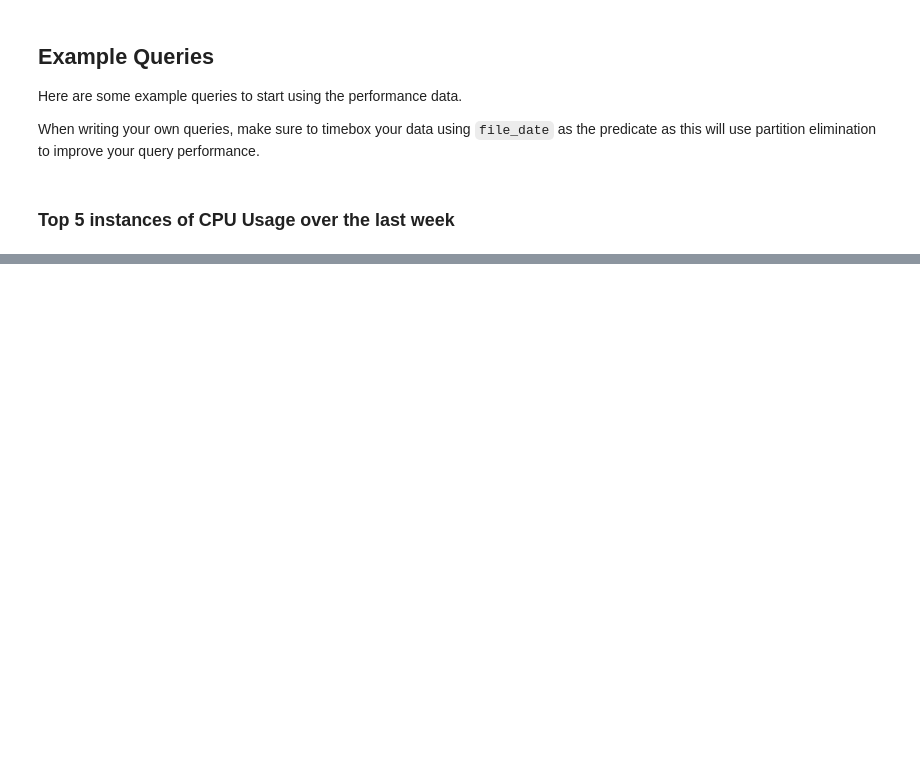
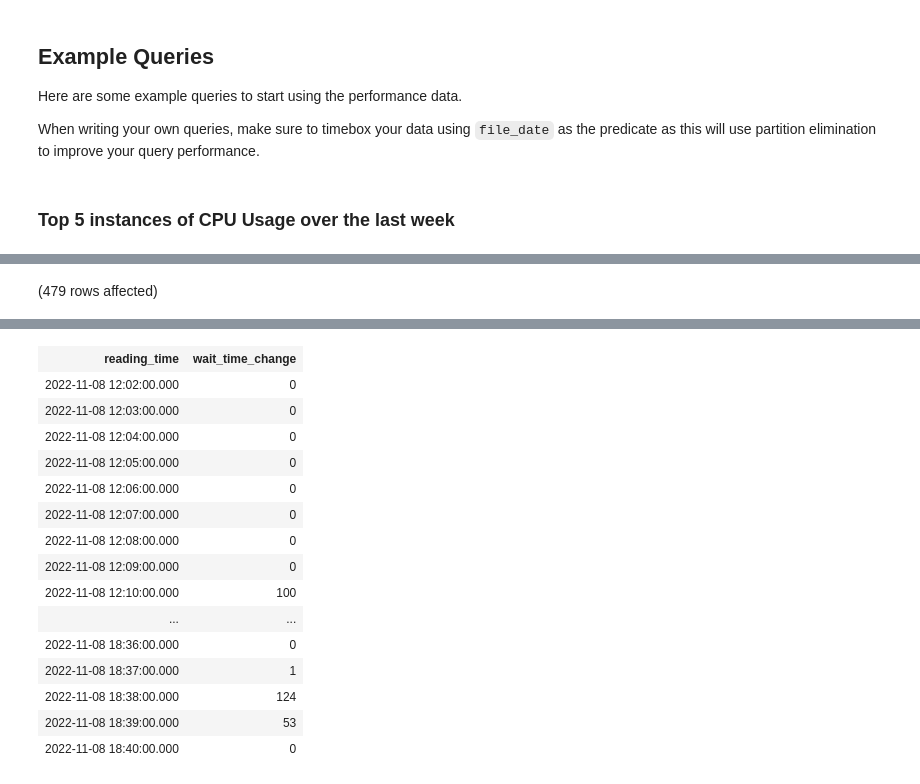
Before and after one commit to cbattlegear/SqlAzureDatabaseBasicMonitor, a Jupyter notebook: serverless_queries/SQL Performance Serverless Queries.ipynb, the cells around one changed output, grey strips where cells are left out. Saved outputs shown, nothing was run; the diff lists cells and outputs as text; code cells hidden in the pictures; blank space fills up the shorter version.

```diff
--- a/serverless_queries/SQL Performance Serverless Queries.ipynb
+++ b/serverless_queries/SQL Performance Serverless Queries.ipynb
@@ -241,0 +363,13 @@ Bulk load data conversion error (type mismatch or invalid character for the spec
+# %%
+WITH waits AS
+(
+	SELECT reading_time,
+		wait_time_ms - LAG(wait_time_ms) OVER(PARTITION BY wait_type order by reading_time) as wait_time_change
+	FROM SqlWaitStats WHERE
+	(reading_time BETWEEN '2022-11-08 17:00:04.000' AND '2022-11-08 20:00:04.000' and file_date = '2022-11-08')
+    and wait_type = 'SOS_SCHEDULER_YIELD'
+)
+SELECT * FROM waits
+WHERE wait_time_change IS NOT NULL
+ORDER BY reading_time, wait_time_change
+# %% [output]
@@ -241,0 +377 @@ Bulk load data conversion error (type mismatch or invalid character for the spec
+(479 rows affected)
@@ -241,0 +379,16 @@ Bulk load data conversion error (type mismatch or invalid character for the spec
+| reading_time | wait_time_change |
+| 2022-11-08 12:02:00.000 | 0 |
+| 2022-11-08 12:03:00.000 | 0 |
+| 2022-11-08 12:04:00.000 | 0 |
+| 2022-11-08 12:05:00.000 | 0 |
+| 2022-11-08 12:06:00.000 | 0 |
+| 2022-11-08 12:07:00.000 | 0 |
+| 2022-11-08 12:08:00.000 | 0 |
+| 2022-11-08 12:09:00.000 | 0 |
+| 2022-11-08 12:10:00.000 | 100 |
+| ... | ... |
+| 2022-11-08 18:36:00.000 | 0 |
+| 2022-11-08 18:37:00.000 | 1 |
+| 2022-11-08 18:38:00.000 | 124 |
+| 2022-11-08 18:39:00.000 | 53 |
+| 2022-11-08 18:40:00.000 | 0 |
```
Also changed, not shown: parts of 13 cells of this notebook.
